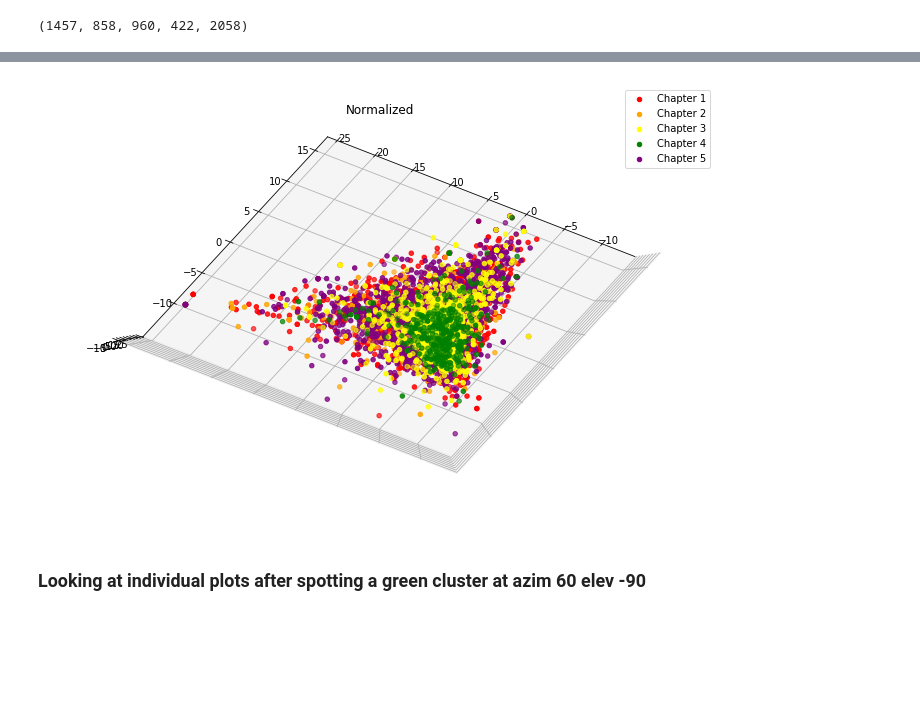
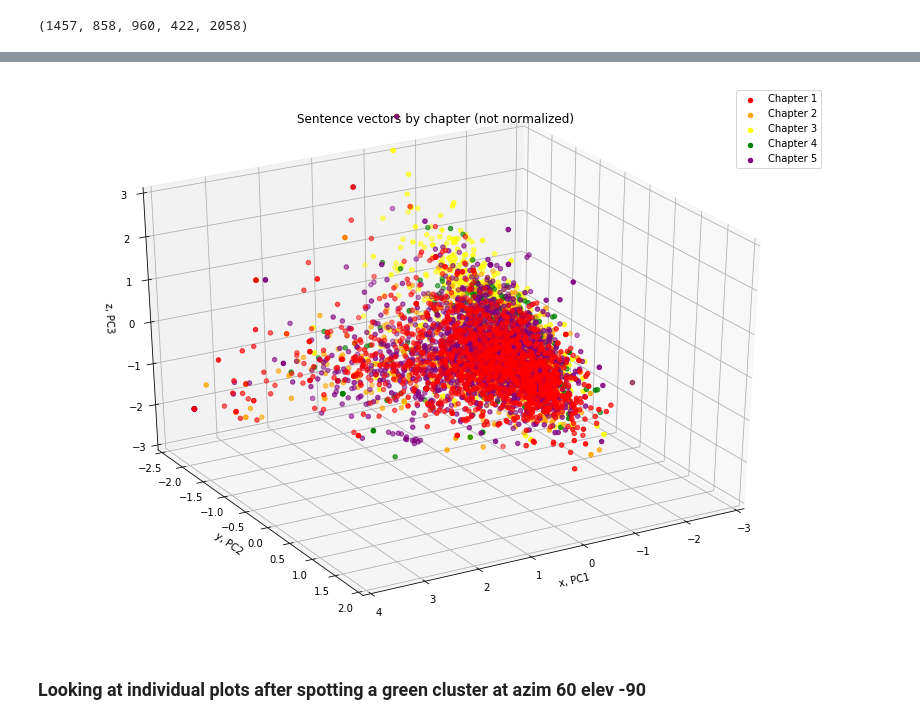
Before and after one commit to ssrosa/dsc-4-final-project-online-ds-pt-100118, a Jupyter notebook: student.ipynb, the cells around one changed output, grey strips where cells are left out. Drawn from its saved outputs; the diff is of its cells as text; code cells hidden in the pictures; blank space fills up the shorter version.

Commit message:
Wrote functions for pca and plotting pca.

```diff
--- a/student.ipynb
+++ b/student.ipynb
@@ -422,14 +315,0 @@ def build_vector_token_df(words, label):
-# %%
-df1 = build_vector_token_df(ch1, 1)
-df2 = build_vector_token_df(ch2, 2)
-df3 = build_vector_token_df(ch3, 3)
-df4 = build_vector_token_df(ch4, 4)
-df5 = build_vector_token_df(ch5, 5)
-dfs = [df1, df2, df3, df4, df5]
-# %%
-#Drop sentences with no tokens
-df1 = df1[df1['token_count'] != 0]
-df2 = df2[df2['token_count'] != 0]
-df3 = df3[df3['token_count'] != 0]
-df4 = df4[df4['token_count'] != 0]
-df5 = df5[df5['token_count'] != 0]
@@ -577,20 +402,24 @@ result_df = pd.concat([df_pca, target], axis = 1)
-# %%
-fig = plt.figure(figsize = (12, 8))
-ax = fig.add_subplot(111, projection='3d', azim = 60, elev = -90)
-
-labels = [1, 2, 3, 4, 5]
-colors = ['red', 'orange', 'yellow', 'green', 'purple']
-
-for label, color in zip(labels, colors):
-#    ch2_pca = result_df['label'] == label
-    pca = result_df[result_df['label'] == label]
-    ax.scatter(xs = pca['PC1'], ys = pca['PC2'], zs = pca['PC3'],
-          c = color, label = ('Chapter ' + str(label)))
-
-plt.legend()
-plt.title('Normalized')
-plt.show()
-# %% [output]
-[figure, removed]
+# %%
+#First look at sentence vectors, not normalized
+df = df1[['tokens', 'mean_vector', 'label']].append([
+                                                    df2[['tokens', 'mean_vector', 'label']],
+                                                    df3[['tokens', 'mean_vector', 'label']],
+                                                    df4[['tokens', 'mean_vector', 'label']],
+                                                    df5[['tokens', 'mean_vector', 'label']]
+                                                    ], ignore_index = True)
+#Rename columns to work with pca function
+df.rename({'mean_vector': 'vector', 'tokens': 'token'}, axis = 1, inplace = True)
+#Get PCA for this df
+df_pca = do_pca(df)
+# %%
+xyz = [-3, 4, -2.5, 2, -3, 3]
+title = 'Sentence vectors by chapter (not normalized)'
+plot_list = [{1: 'red', 2: 'orange', 3: 'yellow', 4: 'green', 5: 'purple'}]
+
+#Plot chapters together to see distribution of PCA in 3d
+plot_pca(df_pca, plot_list, xyz = xyz, figsize = (14,10),
+          legend = True, title = title)
+# %% [output]
+[figure, added]
 # %% [markdown]
 ### Looking at individual plots after spotting a green cluster at azim 60 elev -90
```
Also changed, not shown: parts of 62 cells of this notebook.
